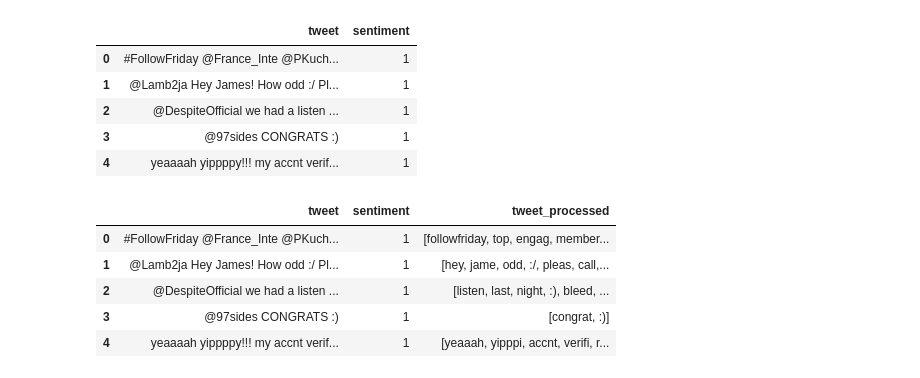
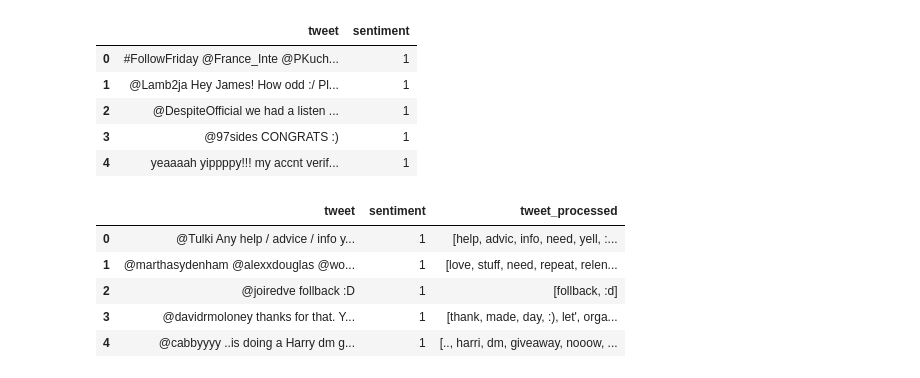
Before and after one commit to mertcan-basut/nlp, a Jupyter notebook: classification_and_vector_spaces.ipynb, the cells around one changed output. Saved outputs shown, nothing was run; the diff lists cells and outputs as text; code cells hidden in the pictures.

```diff
--- a/classification_and_vector_spaces.ipynb
+++ b/classification_and_vector_spaces.ipynb
@@ -50,32 +52,47 @@ data.head()
 | 2 | @DespiteOfficial we had a listen ... | 1 |
 | 3 | @97sides CONGRATS :) | 1 |
 | 4 | yeaaaah yippppy!!! my accnt verif... | 1 |
+# %%
+r = 0.2
+
+random.shuffle(positive_tweets)
+t = int(len(positive_tweets)*r)
+positive_tweets_train = positive_tweets[t:]
+positive_tweets_test = positive_tweets[:t]
+
+random.shuffle(negative_tweets)
+t = int(len(negative_tweets)*r)
+negative_tweets_train = negative_tweets[t:]
+negative_tweets_test = negative_tweets[:t]
+
+data_train = pd.DataFrame(data={"tweet": positive_tweets_train + negative_tweets_train, "sentiment": [1]*len(positive_tweets_train) + [0]*len(negative_tweets_train)})
+data_test = pd.DataFrame(data={"tweet": positive_tweets_test + negative_tweets_test, "sentiment": [1]*len(positive_tweets_test) + [0]*len(negative_tweets_test)})
 # %%
 stopwords_english = stopwords.words('english')
 punctuations = string.punctuation
 
 def pre_process(tweet):
   tweet_stripped = re.sub(r'^RT[\s]+', '', tweet) # remove old style retweet text "RT"
   tweet_stripped = re.sub(r'https?://[^\s\n\r]+', '', tweet_stripped) # remove hyperlinks
   tweet_stripped = re.sub(r'#', '', tweet_stripped) # remove hashtags
 
   tokenizer = TweetTokenizer(preserve_case=False, strip_handles=True, reduce_len=True)
   tokens = tokenizer.tokenize(tweet_stripped)
 
   tokens_stripped = [word for word in tokens if word not in stopwords_english and word not in punctuations]
 
   stemmer = PorterStemmer()
   stems = [stemmer.stem(word) for word in tokens_stripped]
 
   return stems
 
-data["tweet_processed"] = data["tweet"].apply(pre_process)
-data.head()
+data_train["tweet_processed"] = data_train["tweet"].apply(pre_process)
+data_train.head()
 # %% [output]
 |  | tweet | sentiment | tweet_processed |
-| 0 | #FollowFriday @France_Inte @PKuch... | 1 | [followfriday, top, engag, member... |
-| 1 | @Lamb2ja Hey James! How odd :/ Pl... | 1 | [hey, jame, odd, :/, pleas, call,... |
-| 2 | @DespiteOfficial we had a listen ... | 1 | [listen, last, night, :), bleed, ... |
-| 3 | @97sides CONGRATS :) | 1 | [congrat, :)] |
-| 4 | yeaaaah yippppy!!! my accnt verif... | 1 | [yeaaah, yipppi, accnt, verifi, r... |
+| 0 | @Tulki Any help / advice / info y... | 1 | [help, advic, info, need, yell, :... |
+| 1 | @marthasydenham @alexxdouglas @wo... | 1 | [love, stuff, need, repeat, relen... |
+| 2 | @joiredve follback :D | 1 | [follback, :d] |
+| 3 | @davidrmoloney thanks for that. Y... | 1 | [thank, made, day, :), let', orga... |
+| 4 | @cabbyyyy ..is doing a Harry dm g... | 1 | [.., harri, dm, giveaway, nooow, ... |
 # %%
```
Also changed, not shown: parts of 17 cells of this notebook.
